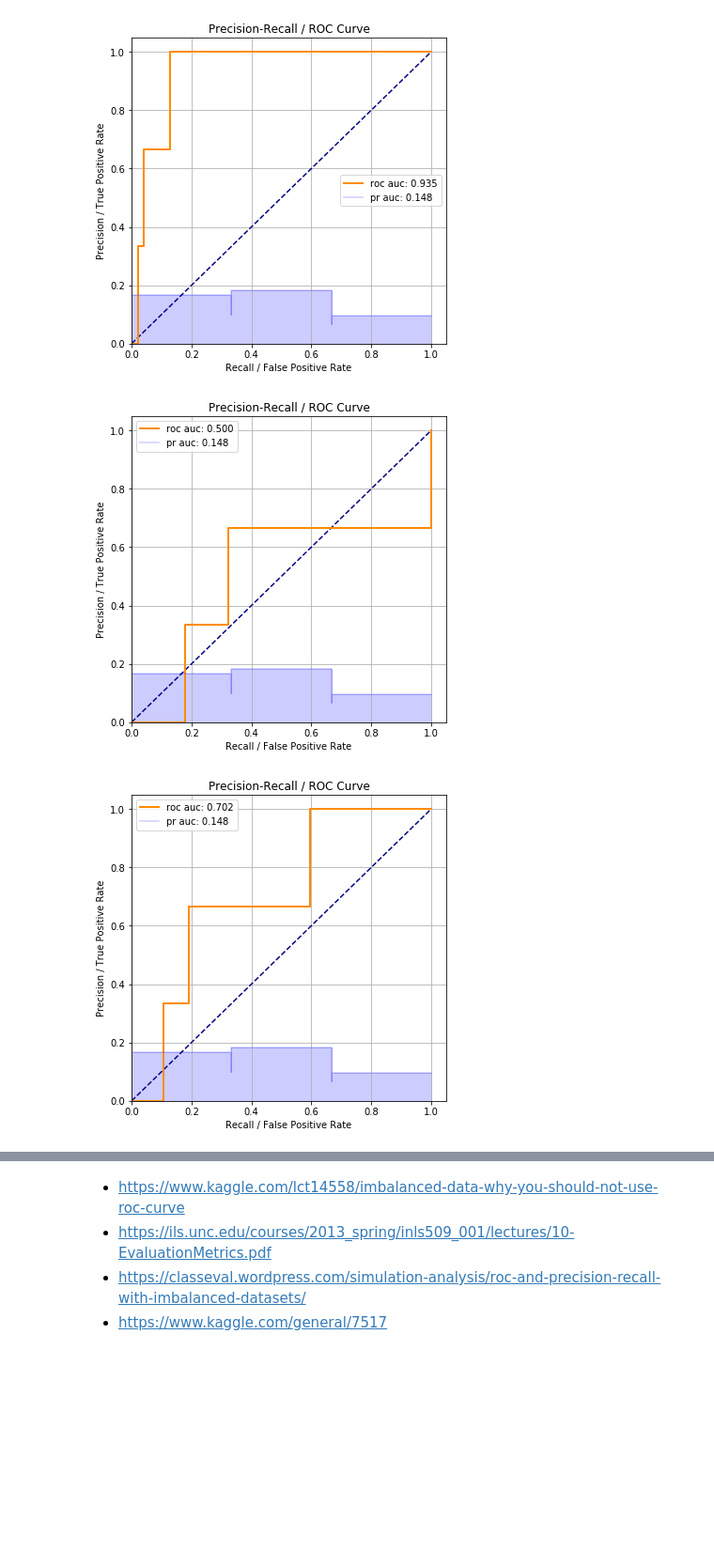
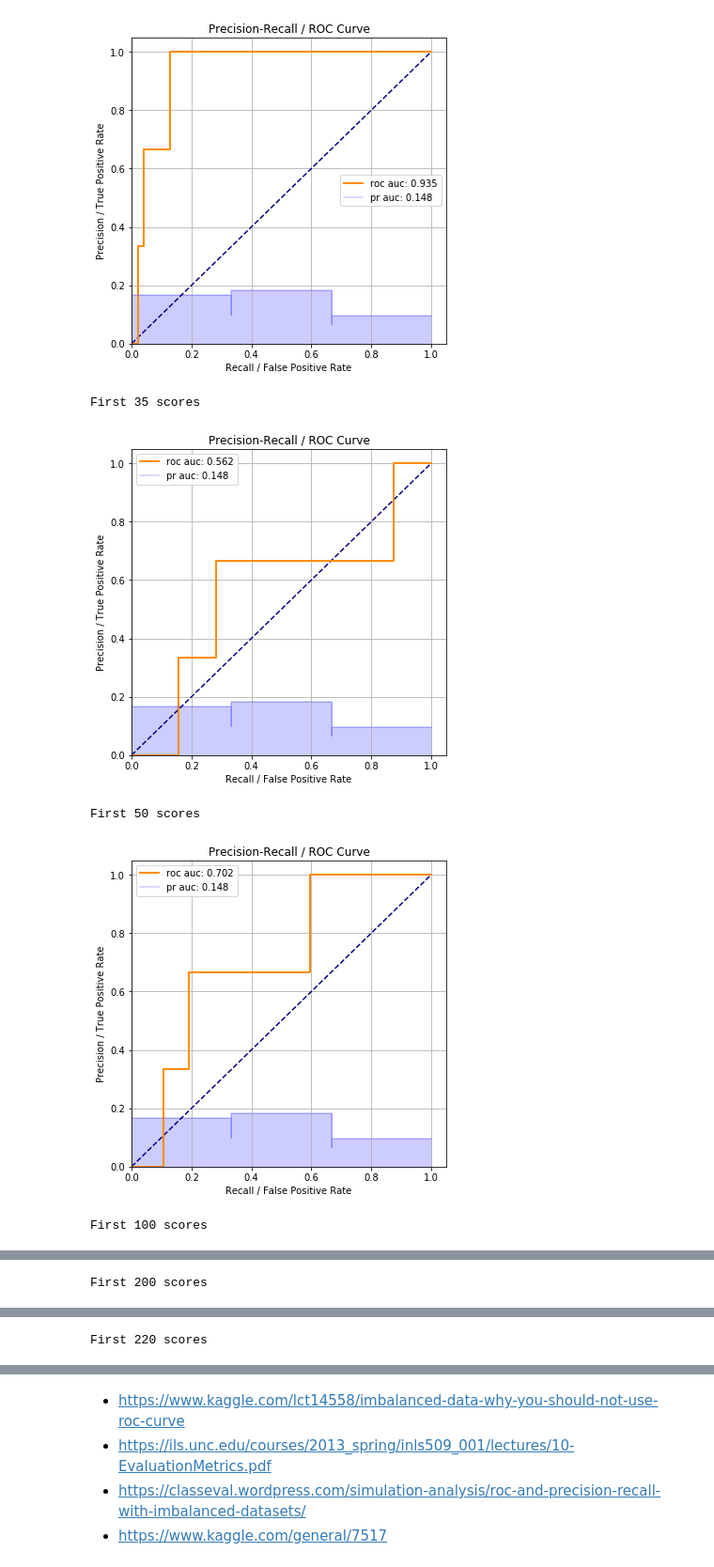
Before and after one commit to yang-zhang/evaluation, a Jupyter notebook: roc_vs_pr.ipynb, the cells around one changed output, grey strips where cells are left out. Shown at 94% size. Cells and saved outputs as stored; diff of their text form; code cells hidden in the pictures; blank space fills up the shorter version.

```diff
--- a/roc_vs_pr.ipynb
+++ b/roc_vs_pr.ipynb
@@ -12,7 +12,7 @@ from sklearn.metrics import precision_recall_curve
 
 pd.set_option('display.max_rows', 700)
 # %%
-def plot_roc_pr_curves_for_cat(y_true, y_score):
+def plot_roc_pr_curves(y_true, y_score):
     roc_auc = roc_auc_score(y_true, y_score)
     pr_auc = average_precision_score(y_true, y_score)
     fpr, tpr, _ = roc_curve(y_true, y_score)
@@ -122,9 +121,12 @@ plot_roc_pr_curves_for_cat(y_true, y_score)
 # %% [output]
 [figure]
 # %%
-for cut in [31, 50, 80, 100, 200]:
-    print('First %d' scores % cut )
-    plot_roc_pr_curves_for_cat(y_true[:cut], y_score[:cut])
+for cut in [35, 50, 100, 200, len(y_score)]:
+    print('First %d scores' % cut)
+    plot_roc_pr_curves(y_true[:cut], y_score[:cut])
 # %% [output]
+First 35 scores
-[figure, old version]
+[figure, new version]
+First 50 scores
 [figure]
+First 100 scores
@@ -131,0 +134 @@ for cut in [31, 50, 80, 100, 200]:
+First 200 scores
@@ -132,0 +136 @@ for cut in [31, 50, 80, 100, 200]:
+First 220 scores
```
Also changed, not shown: parts of 3 cells of this notebook.
